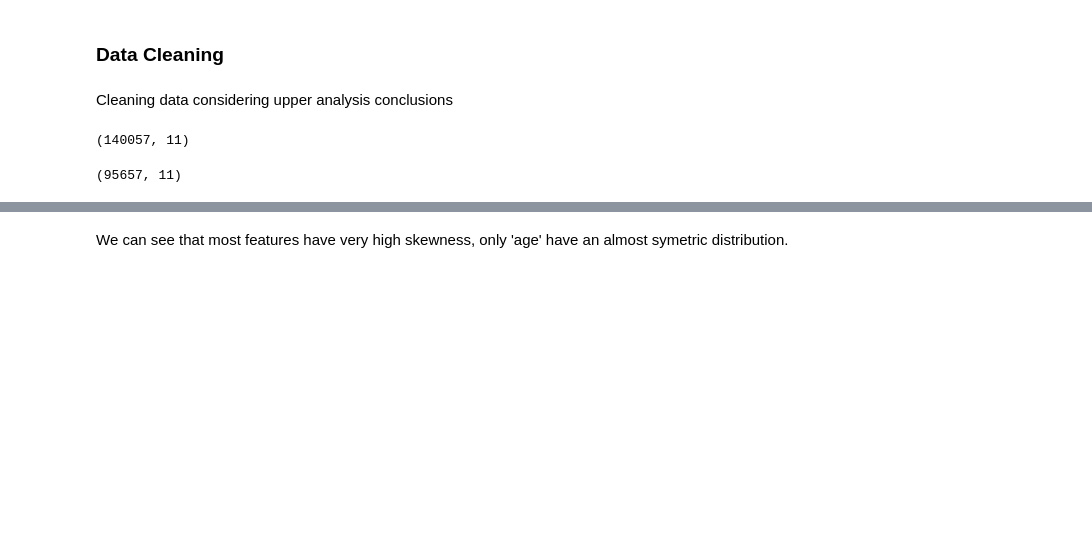
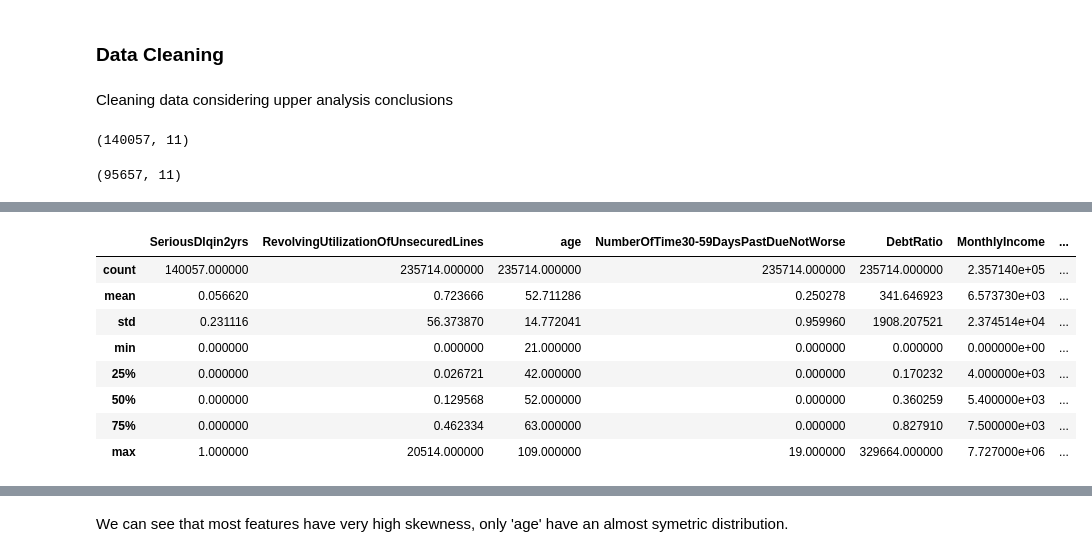
Before and after one commit to MathieuLYSon/GiveMeSomeCredit, a Jupyter notebook: GiveMeSomeCredit.ipynb, the cells around one changed output, grey strips where cells are left out. Saved outputs shown, nothing was run; the diff lists cells and outputs as text; code cells hidden in the pictures; blank space fills up the shorter version.

```diff
--- a/GiveMeSomeCredit.ipynb
+++ b/GiveMeSomeCredit.ipynb
@@ -381,3 +395,16 @@ analyze_data.describe()
+# %%
+analyze_data = pd.concat([final_train_data, final_test_data])
+analyze_data.describe()
+# %% [output]
+|  | SeriousDlqin2yrs | RevolvingUtilizationOfUnsecuredLines | age | NumberOfTime30-59DaysPastDueNotWorse | DebtRatio | MonthlyIncome | ... |
+| count | 140057.000000 | 235714.000000 | 235714.000000 | 235714.000000 | 235714.000000 | 2.357140e+05 | ... |
+| mean | 0.056620 | 0.723666 | 52.711286 | 0.250278 | 341.646923 | 6.573730e+03 | ... |
+| std | 0.231116 | 56.373870 | 14.772041 | 0.959960 | 1908.207521 | 2.374514e+04 | ... |
+| min | 0.000000 | 0.000000 | 21.000000 | 0.000000 | 0.000000 | 0.000000e+00 | ... |
+| 25% | 0.000000 | 0.026721 | 42.000000 | 0.000000 | 0.170232 | 4.000000e+03 | ... |
+| 50% | 0.000000 | 0.129568 | 52.000000 | 0.000000 | 0.360259 | 5.400000e+03 | ... |
+| 75% | 0.000000 | 0.462334 | 63.000000 | 0.000000 | 0.827910 | 7.500000e+03 | ... |
+| max | 1.000000 | 20514.000000 | 109.000000 | 19.000000 | 329664.000000 | 7.727000e+06 | ... |
 # %%
 # Feature distribution of the cleaned dataset
 fig = plt.figure(figsize=(30, 30))
```
Also changed, not shown: parts of 27 cells of this notebook.
